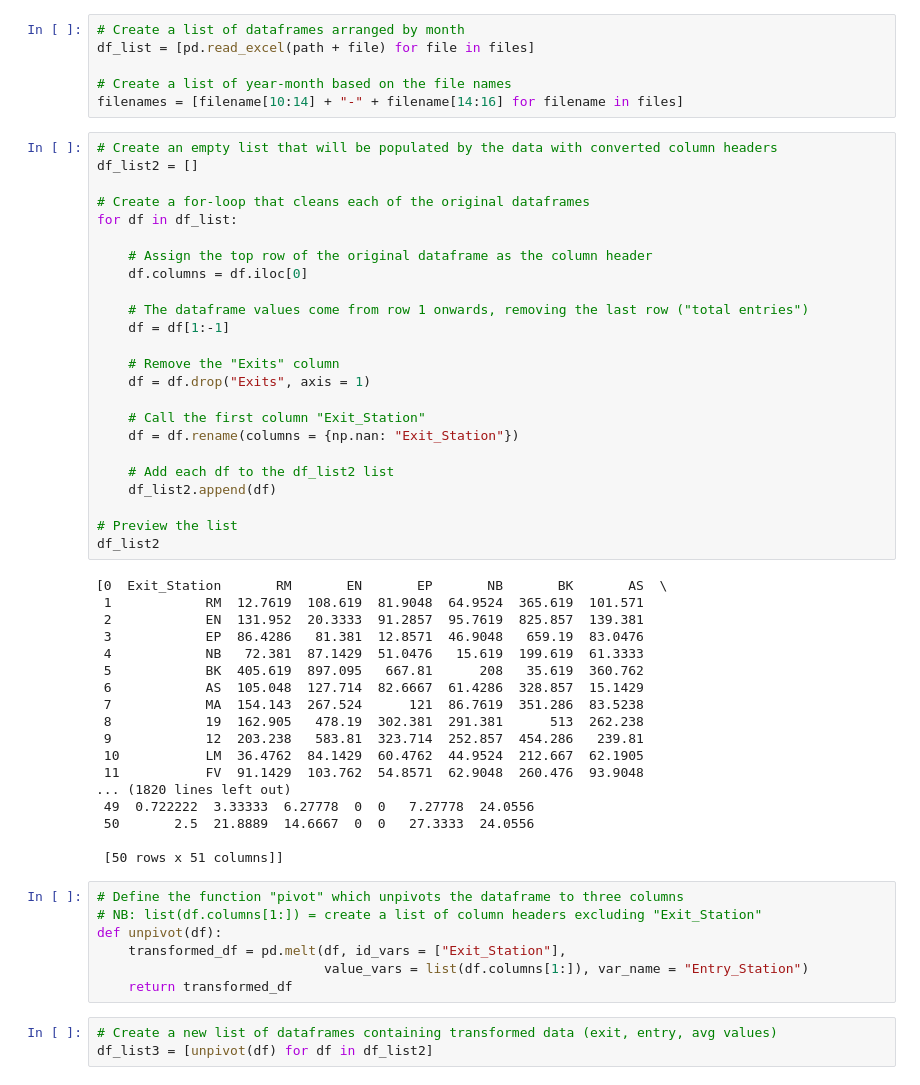
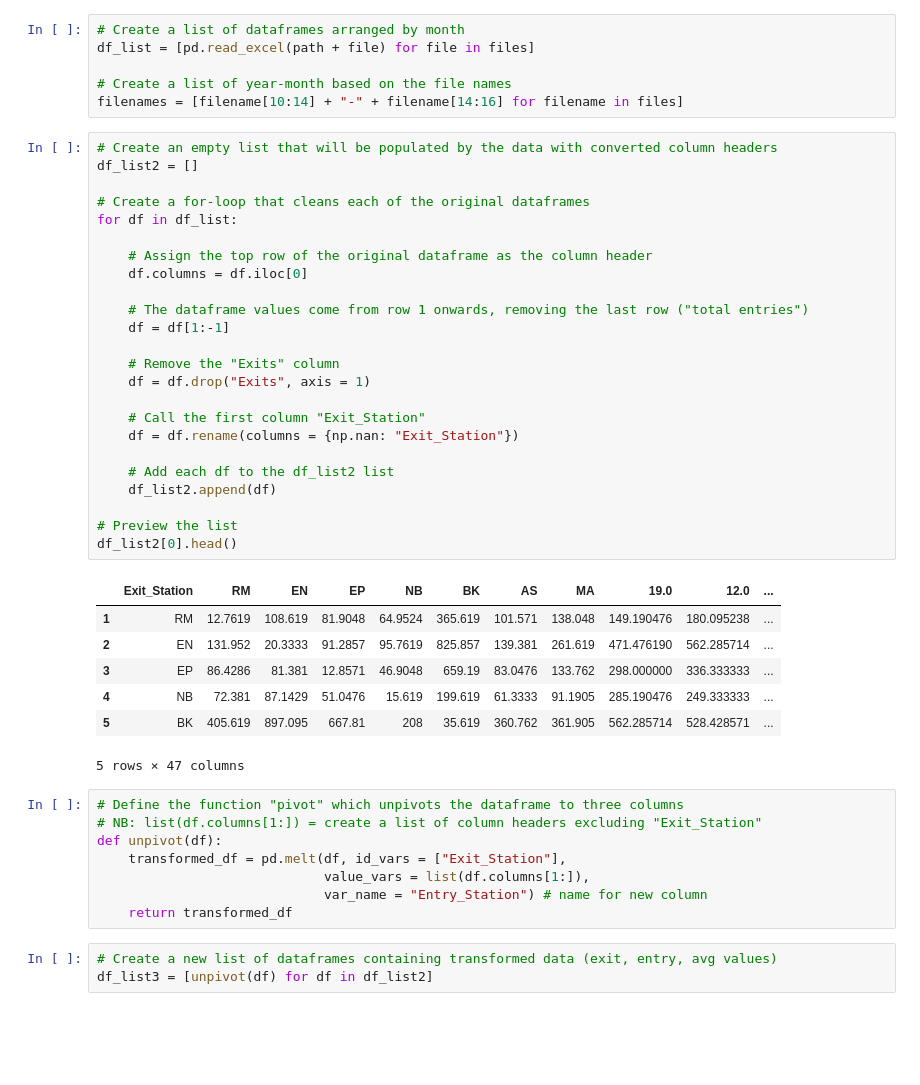
Before and after one commit to contactgokul/BART-ridership, a Jupyter notebook: BART-Ridership_data_processing.ipynb, the cells around one changed output. Cells and saved outputs as stored; diff of their text form; blank space fills up the shorter version.

```diff
--- a/BART-Ridership_data_processing.ipynb
+++ b/BART-Ridership_data_processing.ipynb
@@ -37,51 +37,42 @@ filenames = [filename[10:14] + "-" + filename[14:16] for filename in files]
 # %%
 # Create an empty list that will be populated by the data with converted column headers
 df_list2 = []
 
 # Create a for-loop that cleans each of the original dataframes
 for df in df_list:
 
     # Assign the top row of the original dataframe as the column header
     df.columns = df.iloc[0]
 
     # The dataframe values come from row 1 onwards, removing the last row ("total entries")
     df = df[1:-1]
 
     # Remove the "Exits" column
     df = df.drop("Exits", axis = 1)
 
     # Call the first column "Exit_Station"
     df = df.rename(columns = {np.nan: "Exit_Station"})
 
     # Add each df to the df_list2 list
     df_list2.append(df)
 
 # Preview the list
-df_list2
+df_list2[0].head()
 # %% [output]
+|  | Exit_Station | RM | EN | EP | NB | BK | AS | MA | 19.0 | 12.0 | ... |
+| 1 | RM | 12.7619 | 108.619 | 81.9048 | 64.9524 | 365.619 | 101.571 | 138.048 | 149.190476 | 180.095238 | ... |
+| 2 | EN | 131.952 | 20.3333 | 91.2857 | 95.7619 | 825.857 | 139.381 | 261.619 | 471.476190 | 562.285714 | ... |
+| 3 | EP | 86.4286 | 81.381 | 12.8571 | 46.9048 | 659.19 | 83.0476 | 133.762 | 298.000000 | 336.333333 | ... |
+| 4 | NB | 72.381 | 87.1429 | 51.0476 | 15.619 | 199.619 | 61.3333 | 91.1905 | 285.190476 | 249.333333 | ... |
+| 5 | BK | 405.619 | 897.095 | 667.81 | 208 | 35.619 | 360.762 | 361.905 | 562.285714 | 528.428571 | ... |
-[0  Exit_Station       RM       EN       EP       NB       BK       AS  \
- 1            RM  12.7619  108.619  81.9048  64.9524  365.619  101.571
- 2            EN  131.952  20.3333  91.2857  95.7619  825.857  139.381
- 3            EP  86.4286   81.381  12.8571  46.9048   659.19  83.0476
- 4            NB   72.381  87.1429  51.0476   15.619  199.619  61.3333
- 5            BK  405.619  897.095   667.81      208   35.619  360.762
- 6            AS  105.048  127.714  82.6667  61.4286  328.857  15.1429
- 7            MA  154.143  267.524      121  86.7619  351.286  83.5238
- 8            19  162.905   478.19  302.381  291.381      513  262.238
- 9            12  203.238   583.81  323.714  252.857  454.286   239.81
- 10           LM  36.4762  84.1429  60.4762  44.9524  212.667  62.1905
- 11           FV  91.1429  103.762  54.8571  62.9048  260.476  93.9048
-... (1820 lines left out)
- 49  0.722222  3.33333  6.27778  0  0   7.27778  24.0556
- 50       2.5  21.8889  14.6667  0  0   27.3333  24.0556
-
- [50 rows x 51 columns]]
+5 rows × 47 columns
 # %%
 # Define the function "pivot" which unpivots the dataframe to three columns
 # NB: list(df.columns[1:]) = create a list of column headers excluding "Exit_Station"
 def unpivot(df):
     transformed_df = pd.melt(df, id_vars = ["Exit_Station"],
-                             value_vars = list(df.columns[1:]), var_name = "Entry_Station")
+                             value_vars = list(df.columns[1:]),
+                             var_name = "Entry_Station") # name for new column
     return transformed_df
 # %%
 # Create a new list of dataframes containing transformed data (exit, entry, avg values)
```
Also changed, not shown: parts of 1 cell of this notebook.
